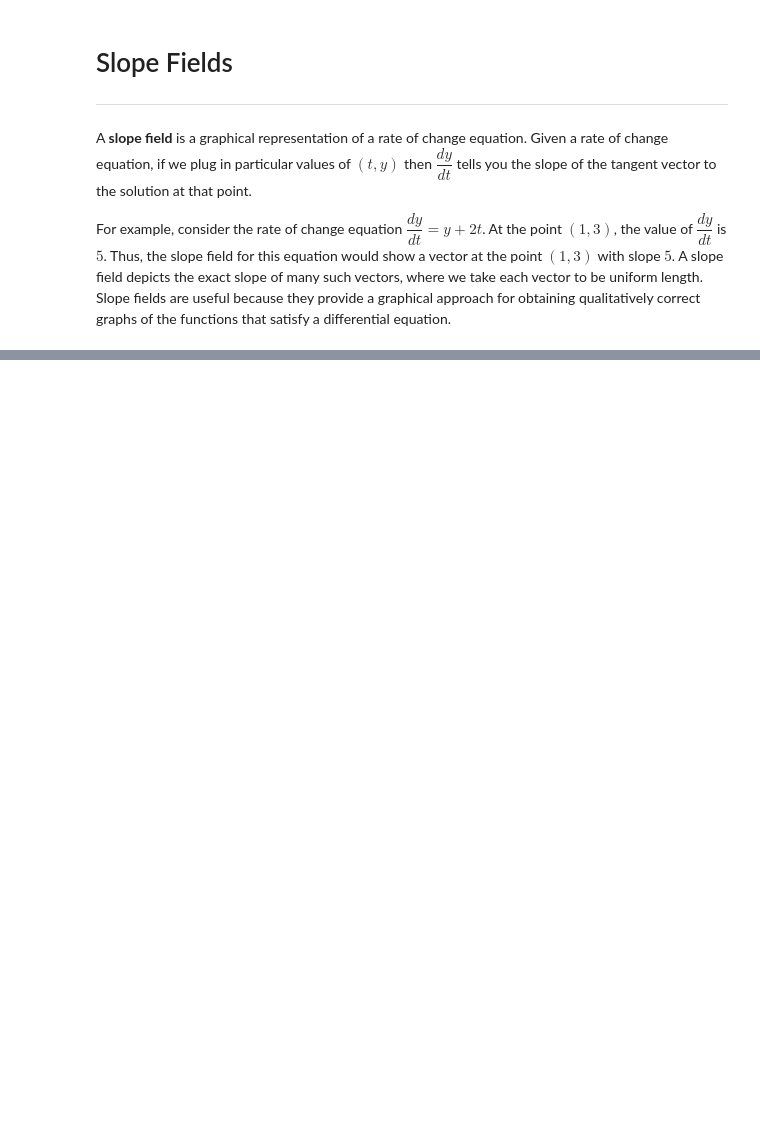
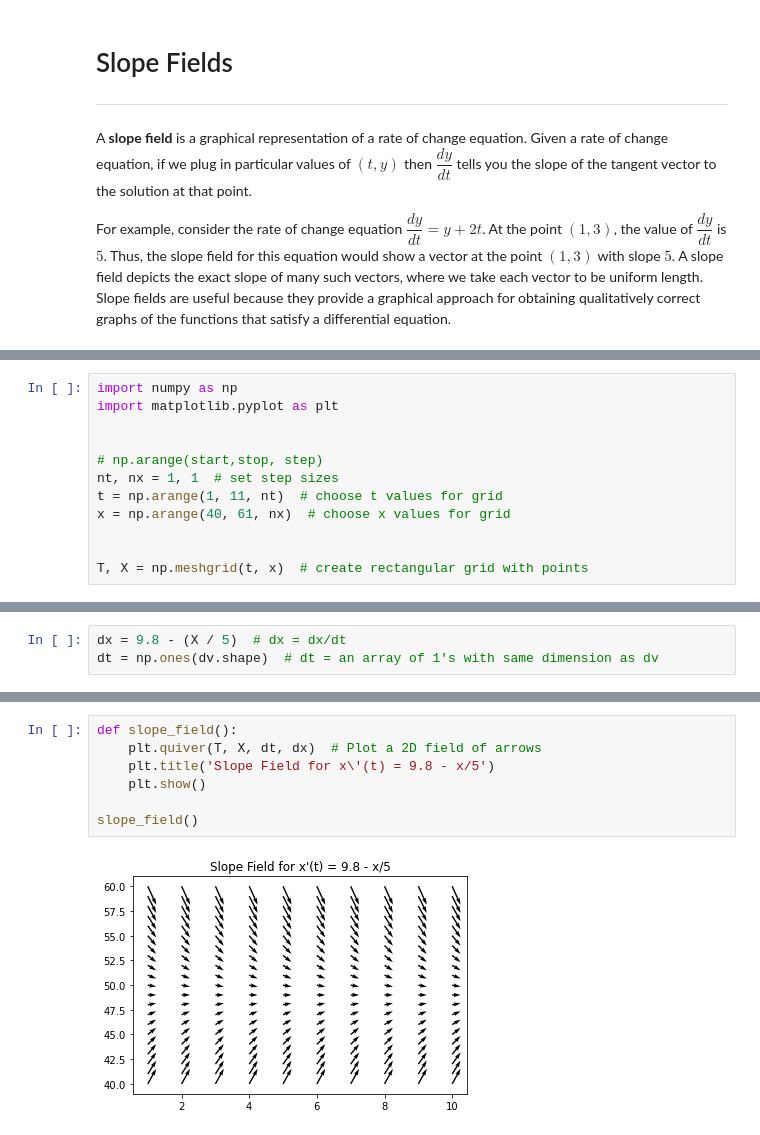
Before and after one commit to CU-Denver-MathStats-OER/ODEs, a Jupyter notebook: Chp1/02 Slope Fields.ipynb, the cells around one changed output, grey strips where cells are left out. Drawn from its saved outputs; the diff is of its cells as text; blank space fills up the shorter version.

```diff
--- a/Chp1/02 Slope Fields.ipynb
+++ b/Chp1/02 Slope Fields.ipynb
@@ -74,0 +91,12 @@ For each of the slope fields in the previous problem, sketch in graphs of severa
+# %%
+import numpy as np
+import matplotlib.pyplot as plt
+
+
+# np.arange(start,stop, step)
+nt, nx = 1, 1  # set step sizes
+t = np.arange(1, 11, nt)  # choose t values for grid
+x = np.arange(40, 61, nx)  # choose x values for grid
+
+
+T, X = np.meshgrid(t, x)  # create rectangular grid with points
@@ -74,0 +113,3 @@ For each of the slope fields in the previous problem, sketch in graphs of severa
+# %%
+dx = 9.8 - (X / 5)  # dx = dx/dt
+dt = np.ones(dv.shape)  # dt = an array of 1's with same dimension as dv
@@ -74,0 +138,9 @@ For each of the slope fields in the previous problem, sketch in graphs of severa
+# %%
+def slope_field():
+    plt.quiver(T, X, dt, dx)  # Plot a 2D field of arrows
+    plt.title('Slope Field for x\'(t) = 9.8 - x/5')
+    plt.show()
+
+slope_field()
+# %% [output]
+[figure, added]
```
Also changed, not shown: parts of 25 cells of this notebook, 11 other files.
